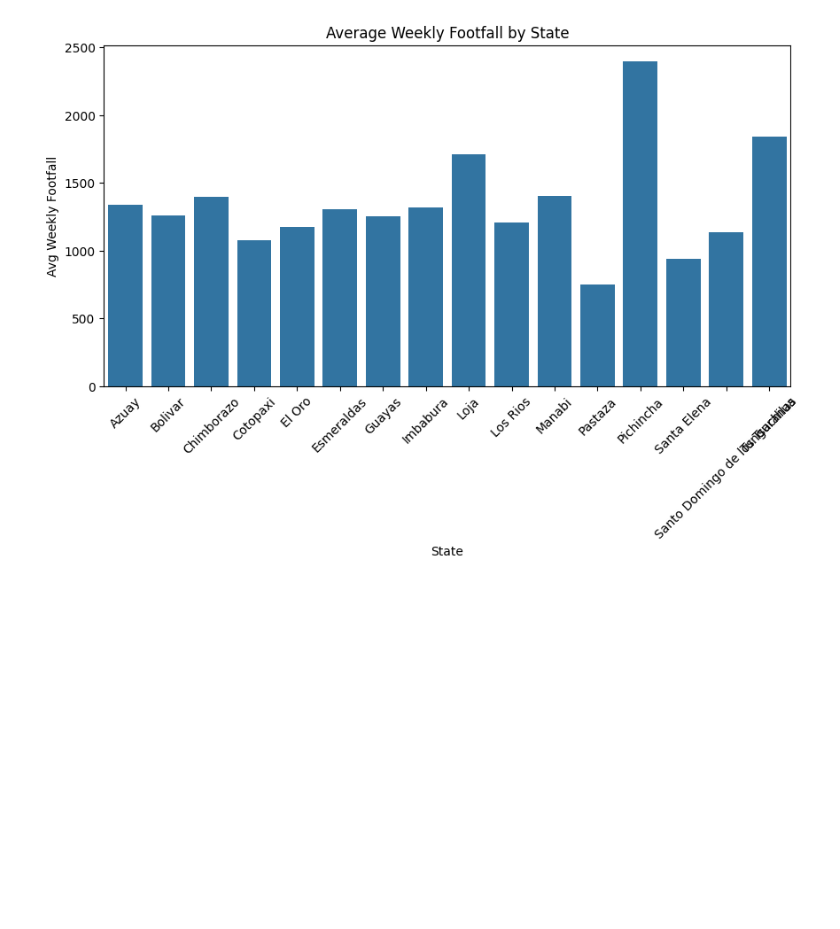
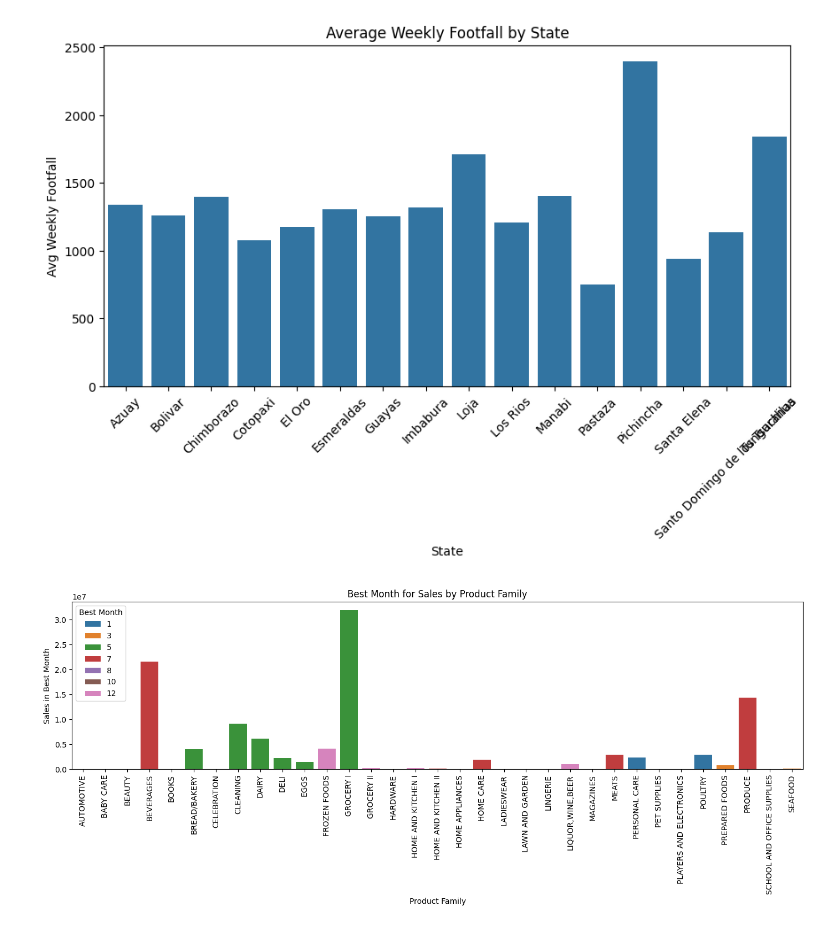
Before and after one commit to Ishikasingh101/Store_Sales_Prediction, a Jupyter notebook: experiments/EDA.ipynb, the cells around one changed output. Saved outputs shown, nothing was run; the diff lists cells and outputs as text; code cells hidden in the pictures; blank space fills up the shorter version.

Commit message:
Most Number of sales by month for each product family, onpromotion %lag and %change

```diff
--- a/experiments/EDA.ipynb
+++ b/experiments/EDA.ipynb
@@ -1068,3 +1057,23 @@ plt.xticks(rotation=45)
 plt.show()
 # %% [output]
 [figure]
+# %%
+train['month'] = train['date'].dt.month
+# %%
+monthly_sales = train.groupby(['family', 'month'])['sales'].sum().reset_index()
+# %%
+best_month_df = monthly_sales.loc[monthly_sales.groupby('family')['sales'].idxmax()]
+# %%
+best_month_df = best_month_df.rename(columns={'month': 'best_month', 'sales': 'best_month_sales'})
+
+plt.figure(figsize=(14,6))
+sns.barplot(data=best_month_df, x='family', y='best_month_sales', hue='best_month', palette='tab10')
+plt.title('Best Month for Sales by Product Family')
+plt.xlabel('Product Family')
+plt.ylabel('Sales in Best Month')
+plt.xticks(rotation=90)
+plt.legend(title='Best Month')
+plt.tight_layout()
+plt.show()
+# %% [output]
+[figure, added]
```
Also changed, not shown: parts of 5 cells of this notebook.
